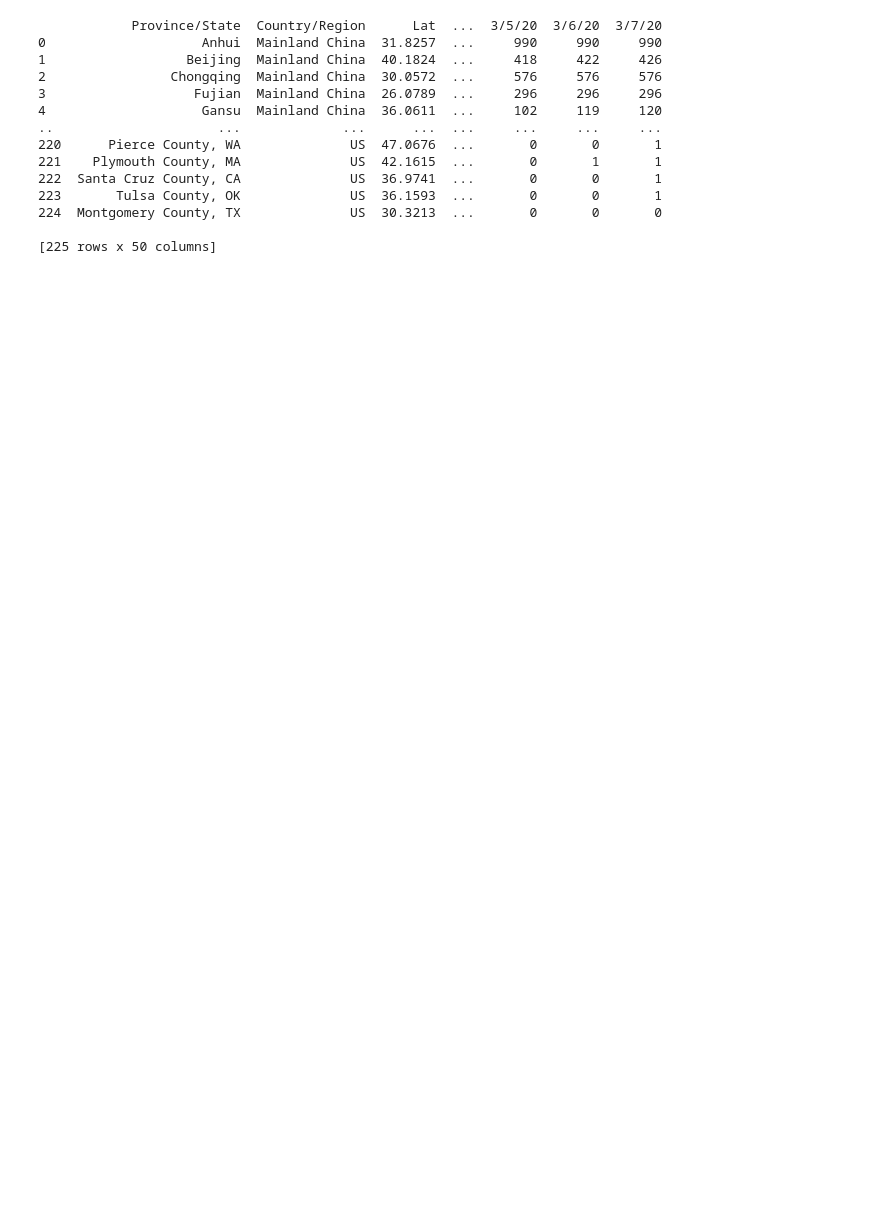
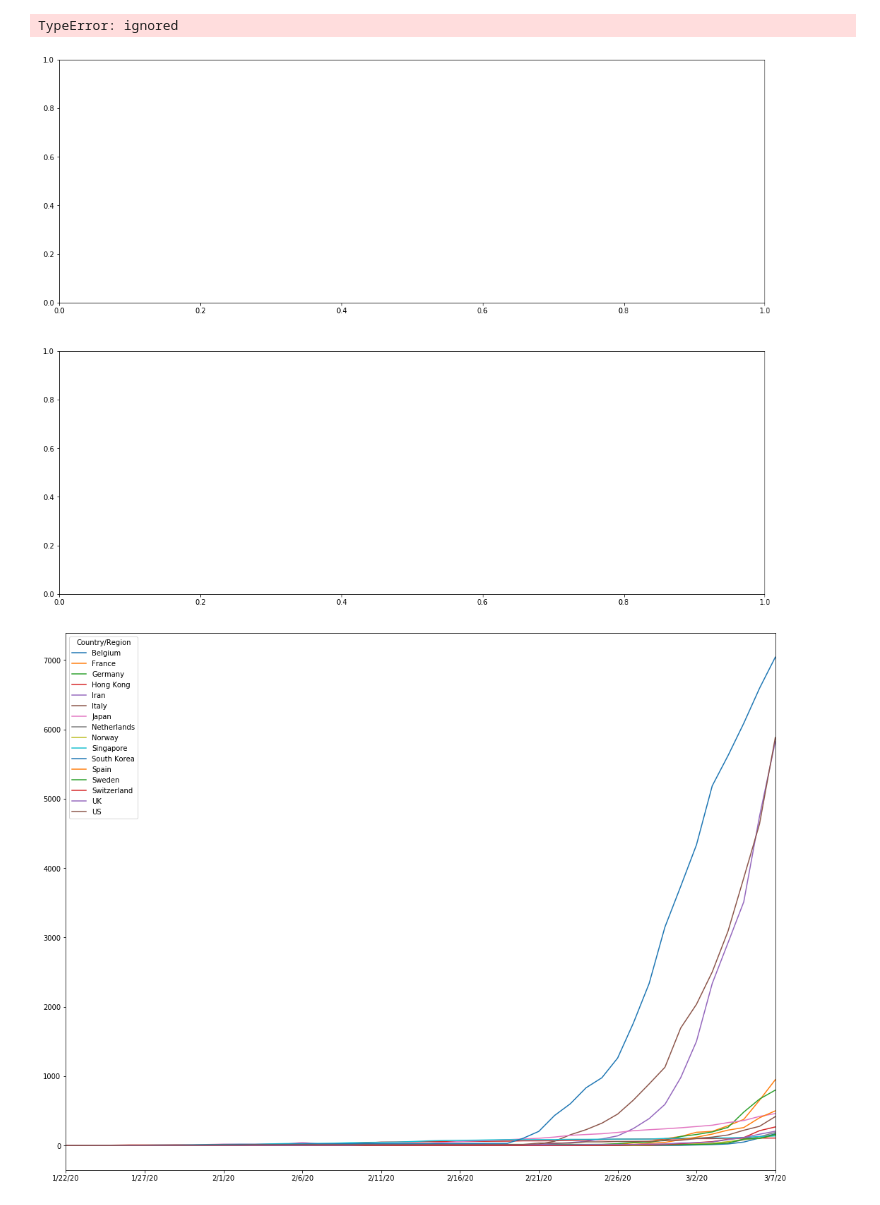
Before and after one commit to JeanRintoul/Covid-19, a Jupyter notebook: Covid.ipynb, the cells around one changed output. Drawn from its saved outputs; the diff is of its cells as text; code cells hidden in the pictures; blank space fills up the shorter version.

```diff
--- a/Covid.ipynb
+++ b/Covid.ipynb
@@ -1,23 +1,50 @@
 # %% [markdown]
 <a href="https://colab.research.google.com/github/JeanRintoul/Covid-19/blob/master/Covid.ipynb" target="_parent"><img src="https://colab.research.google.com/assets/colab-badge.svg" alt="Open In Colab"/></a>
-# %%
-# import pandas as pd
-confirmed = "https://raw.githubusercontent.com/CSSEGISandData/COVID-19/master/csse_covid_19_data/csse_covid_19_time_series/time_series_19-covid-Confirmed.csv"
-data = pd.read_csv(confirmed)
-# print(data.head())
-print (data)
-# %% [output]
-            Province/State  Country/Region      Lat  ...  3/5/20  3/6/20  3/7/20
-0                    Anhui  Mainland China  31.8257  ...     990     990     990
-1                  Beijing  Mainland China  40.1824  ...     418     422     426
-2                Chongqing  Mainland China  30.0572  ...     576     576     576
-3                   Fujian  Mainland China  26.0789  ...     296     296     296
-4                    Gansu  Mainland China  36.0611  ...     102     119     120
-..                     ...             ...      ...  ...     ...     ...     ...
-220      Pierce County, WA              US  47.0676  ...       0       0       1
-221    Plymouth County, MA              US  42.1615  ...       0       1       1
-222  Santa Cruz County, CA              US  36.9741  ...       0       0       1
-223       Tulsa County, OK              US  36.1593  ...       0       0       1
-224  Montgomery County, TX              US  30.3213  ...       0       0       0
-
-[225 rows x 50 columns]
+# %%
+# import pandas as pd
+import matplotlib.pyplot as plt
+from datetime import datetime
+
+confirmed_csv = "https://raw.githubusercontent.com/CSSEGISandData/COVID-19/master/csse_covid_19_data/csse_covid_19_time_series/time_series_19-covid-Confirmed.csv"
+dead_csv      = "https://raw.githubusercontent.com/CSSEGISandData/COVID-19/master/csse_covid_19_data/csse_covid_19_time_series/time_series_19-covid-Deaths.csv"
+recovered_csv = "https://raw.githubusercontent.com/CSSEGISandData/COVID-19/master/csse_covid_19_data/csse_covid_19_time_series/time_series_19-covid-Recovered.csv"
+
+confirmed = pd.read_csv(confirmed_csv).drop(['Lat','Long','Province/State'], axis=1).groupby('Country/Region').sum().T
+dead      = pd.read_csv(dead_csv).drop(['Lat','Long','Province/State'], axis=1).groupby('Country/Region').sum().T
+recovered = pd.read_csv(recovered_csv).drop(['Lat','Long','Province/State'], axis=1).groupby('Country/Region').sum().T
+#
+min_threshold_confirmed_cases = 200
+max_threshold_confirmed_cases = 20000 # let's remove china for now.
+columns = list(confirmed)
+selected  = []
+deaths    = []
+mortality_rate = []
+for i in columns:
+    if confirmed[i][-1] > threshold_confirmed_cases and confirmed[i][-1] < max_threshold_confirmed_cases and i != 'Others':
+      selected.append(i)
+      deaths.append(dead[i][-1])
+      mortality_rate.append(100*(dead[i][-1])/confirmed[i][-1])
+
+# print(deaths)
+# print(selected)
+subset = confirmed.loc[:,selected]
+
+plt.rcParams['figure.figsize'] = [18, 14]
+fig, axes = plt.subplots(2)
+ax1 = plt.subplot(212)
+subset.plot()
+ax1.title('Coronavirus-19 Cases')
+ax1.ylabel('confirmed cases')
+ax1.xticks(rotation=45)
+ax1.grid()
+
+ax2 = plt.subplot(212)
+# second plot is ratio of deaths/confirmed cases.
+ax2.bar(selected,mortality_rate, width=0.5, color='b', align='center')
+ax2.grid()
+
+plt.show()
+# %% [output]
+TypeError: ignored
+[figure, added]
+[figure, added]
```
